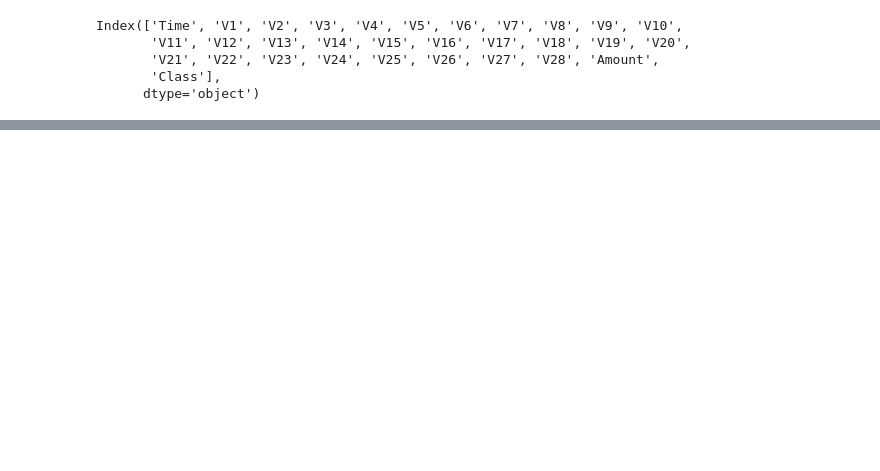
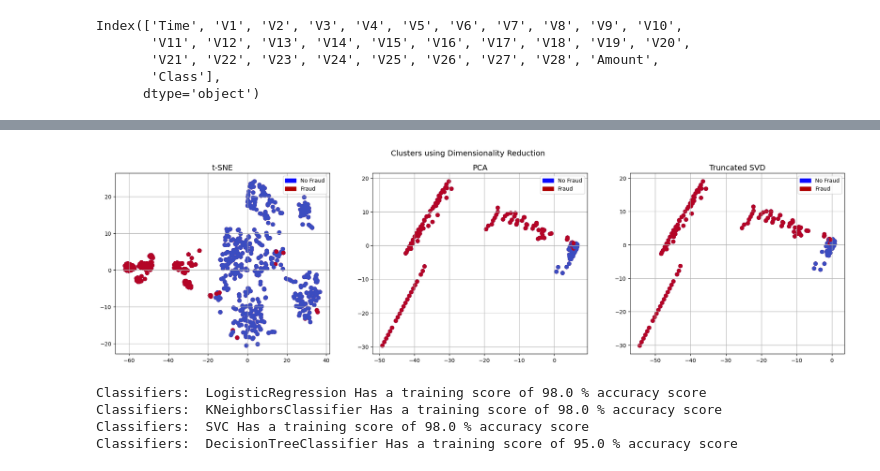
Before and after one commit to prahladprajapat2601-oss/Credit_Card_fraud_detection, a Jupyter notebook: Credit_Card_Fraud_Detection.ipynb, the cells around one changed output, grey strips where cells are left out. Drawn from its saved outputs; the diff is of its cells as text; code cells hidden in the pictures; blank space fills up the shorter version.

Commit message:
Completion of new feature extraction from the dataset, followed by the selection of the optimal algorithm for this dataset.

```diff
--- a/Credit_Card_Fraud_Detection.ipynb
+++ b/Credit_Card_Fraud_Detection.ipynb
@@ -416,0 +412,17 @@ plt.show()
+# %%
+import time
+
+X = new_df.drop('Class', axis=1)
+y = new_df['Class']
+t0 = time.time()
+X_reduced_tsne = TSNE(n_components=2, random_state=42).fit_transform(X.values)
+t1 = time.time()
+print("T-SNE took {:.2} s".format(t1 - t0))
+t0 = time.time()
+X_reduced_pca = PCA(n_components=2, random_state=42).fit_transform(X.values)
+t1 = time.time()
+print("PCA took {:.2} s".format(t1 - t0))
+t0 = time.time()
+X_reduced_svd = TruncatedSVD(n_components=2, algorithm='randomized', random_state=42).fit_transform(X.values)
+t1 = time.time()
+print("Truncated SVD took {:.2} s".format(t1 - t0))
@@ -416,0 +433,41 @@ plt.show()
+# %%
+f, (ax1, ax2, ax3) = plt.subplots(1, 3, figsize=(24,6))
+
+f.suptitle('Clusters using Dimensionality Reduction', fontsize=14)
+
+
+blue_patch = mpatches.Patch(color='#0A0AFF', label='No Fraud')
+red_patch = mpatches.Patch(color='#AF0000', label='Fraud')
+
+
+
+ax1.scatter(X_reduced_tsne[:,0], X_reduced_tsne[:,1], c=(y == 0), cmap='coolwarm', label='No Fraud', linewidths=2)
+ax1.scatter(X_reduced_tsne[:,0], X_reduced_tsne[:,1], c=(y == 1), cmap='coolwarm', label='Fraud', linewidths=2)
+ax1.set_title('t-SNE', fontsize=14)
+
+ax1.grid(True)
+
+ax1.legend(handles=[blue_patch, red_patch])
+
+
+
+ax2.scatter(X_reduced_pca[:,0], X_reduced_pca[:,1], c=(y == 0), cmap='coolwarm', label='No Fraud', linewidths=2)
+ax2.scatter(X_reduced_pca[:,0], X_reduced_pca[:,1], c=(y == 1), cmap='coolwarm', label='Fraud', linewidths=2)
+ax2.set_title('PCA', fontsize=14)
+
+ax2.grid(True)
+
+ax2.legend(handles=[blue_patch, red_patch])
+
+
+ax3.scatter(X_reduced_svd[:,0], X_reduced_svd[:,1], c=(y == 0), cmap='coolwarm', label='No Fraud', linewidths=2)
+ax3.scatter(X_reduced_svd[:,0], X_reduced_svd[:,1], c=(y == 1), cmap='coolwarm', label='Fraud', linewidths=2)
+ax3.set_title('Truncated SVD', fontsize=14)
+
+ax3.grid(True)
+
+ax3.legend(handles=[blue_patch, red_patch])
+
+plt.show()
+# %% [output]
+[figure, added]
@@ -416,0 +494,13 @@ plt.show()
+# %%
+from sklearn.model_selection import cross_val_score
+
+
+for key, classifier in classifiers.items():
+    classifier.fit(X_train, y_train)
+    training_score = cross_val_score(classifier, X_train, y_train, cv=5)
+    print("Classifiers: ", classifier.__class__.__name__, "Has a training score of", round(training_score.mean(), 2) * 100, "% accuracy score")
+# %% [output]
+Classifiers:  LogisticRegression Has a training score of 98.0 % accuracy score
+Classifiers:  KNeighborsClassifier Has a training score of 98.0 % accuracy score
+Classifiers:  SVC Has a training score of 98.0 % accuracy score
+Classifiers:  DecisionTreeClassifier Has a training score of 95.0 % accuracy score
```
Also changed, not shown: parts of 58 cells of this notebook.
